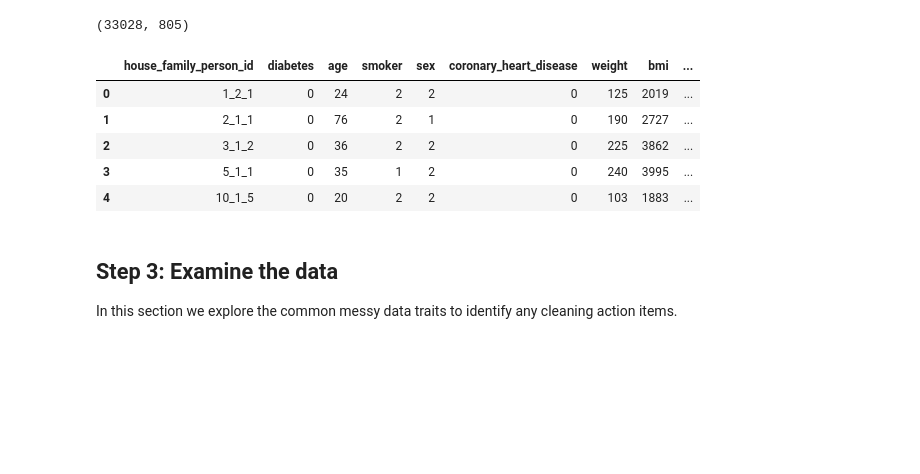
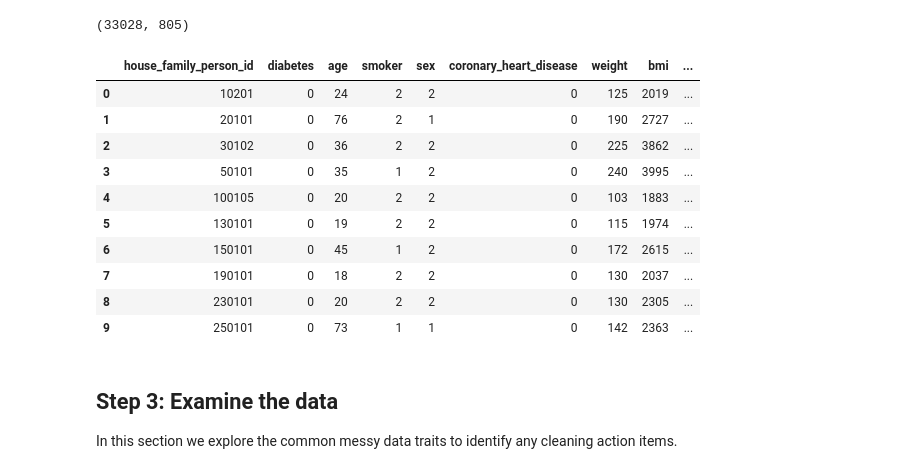
Before and after one commit to mihika-jain/diabetesAnalysis, a Jupyter notebook: dslc_documentation/01_cleaning.ipynb, the cells around one changed output. Drawn from its saved outputs; the diff is of its cells as text; code cells hidden in the pictures; blank space fills up the shorter version.

```diff
--- a/dslc_documentation/01_cleaning.ipynb
+++ b/dslc_documentation/01_cleaning.ipynb
@@ -82,12 +98,17 @@ diabetes_data = load_diabetes_data.load_diabetes_data(file_path+"\data\samadult.
 # %%
-diabetes_data.head()
+diabetes_data.head(10)
 # %% [output]
 |  | house_family_person_id | diabetes | age | smoker | sex | coronary_heart_disease | weight | bmi | ... |
-| 0 | 1_2_1 | 0 | 24 | 2 | 2 | 0 | 125 | 2019 | ... |
-| 1 | 2_1_1 | 0 | 76 | 2 | 1 | 0 | 190 | 2727 | ... |
-| 2 | 3_1_2 | 0 | 36 | 2 | 2 | 0 | 225 | 3862 | ... |
-| 3 | 5_1_1 | 0 | 35 | 1 | 2 | 0 | 240 | 3995 | ... |
-| 4 | 10_1_5 | 0 | 20 | 2 | 2 | 0 | 103 | 1883 | ... |
+| 0 | 10201 | 0 | 24 | 2 | 2 | 0 | 125 | 2019 | ... |
+| 1 | 20101 | 0 | 76 | 2 | 1 | 0 | 190 | 2727 | ... |
+| 2 | 30102 | 0 | 36 | 2 | 2 | 0 | 225 | 3862 | ... |
+| 3 | 50101 | 0 | 35 | 1 | 2 | 0 | 240 | 3995 | ... |
+| 4 | 100105 | 0 | 20 | 2 | 2 | 0 | 103 | 1883 | ... |
+| 5 | 130101 | 0 | 19 | 2 | 2 | 0 | 115 | 1974 | ... |
+| 6 | 150101 | 0 | 45 | 1 | 2 | 0 | 172 | 2615 | ... |
+| 7 | 190101 | 0 | 18 | 2 | 2 | 0 | 130 | 2037 | ... |
+| 8 | 230101 | 0 | 20 | 2 | 2 | 0 | 130 | 2305 | ... |
+| 9 | 250101 | 0 | 73 | 1 | 1 | 0 | 142 | 2363 | ... |
 # %% [markdown]
 
 
```
Also changed, not shown: parts of 15 cells of this notebook, 2 other files.
